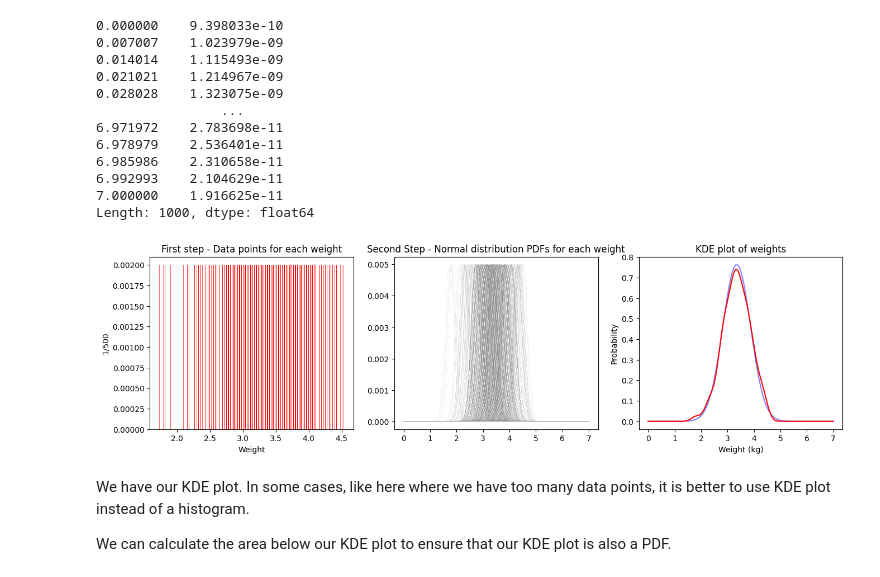
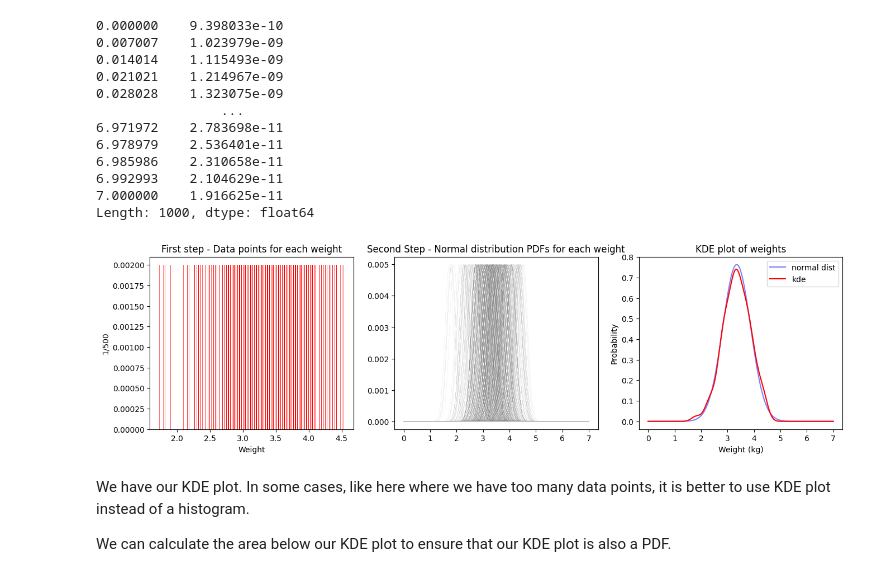
Before and after one commit to dybdeskarphet/statistics, a Jupyter notebook: notes/think_stats/06_probability_density_functions.ipynb, the cells around one changed output. Saved outputs shown, nothing was run; the diff lists cells and outputs as text; code cells hidden in the pictures.

Commit message:
Add legend to KDE plot generation chapter

```diff
--- a/notes/think_stats/06_probability_density_functions.ipynb
+++ b/notes/think_stats/06_probability_density_functions.ipynb
@@ -151,29 +151,30 @@ Length: 1000, dtype: float64
 # %%
 fig, ax = plt.subplots(1, 3, figsize=(16, 4))
 ax[0].bar(weight_kde_pmf.index, weight_kde_pmf, width=0.01, color="red", alpha=0.6)
 kde_total = np.zeros_like(x_vals)
 for point in sample_birth_weights:
     kernel = norm.pdf(x_vals, loc=point, scale=h) * (1 / n)
     ax[1].plot(x_vals, kernel, color="gray", alpha=0.5, linestyle="-", linewidth=0.1)
     kde_total += kernel
 
-ax[2].plot(norm_pdf.index, norm_pdf, color="blue", alpha=0.5)
-ax[2].plot(x_vals, kde_total, color="red")
+ax[2].plot(norm_pdf.index, norm_pdf, color="blue", alpha=0.5, label="normal dist")
+ax[2].plot(x_vals, kde_total, color="red", label="kde")
 
 ax[0].set_xlabel("Weight")
 ax[0].set_ylabel(f"1/{n}")
 ax[0].set_title("First step - Data points for each weight")
 
 ax[1].set_title("Second Step - Normal distribution PDFs for each weight")
 
 ax[2].set_xlabel("Weight (kg)")
 ax[2].set_ylabel("Probability")
 ax[2].set_title("KDE plot of weights")
+ax[2].legend()
 
 
 plt.show()
 # %% [output]
-[figure, old version]
+[figure, new version]
 # %% [markdown]
 We have our KDE plot. In some cases, like here where we have too many data points, it is better to use KDE plot instead of a histogram.
 
```
Also changed, not shown: 1 other file.
